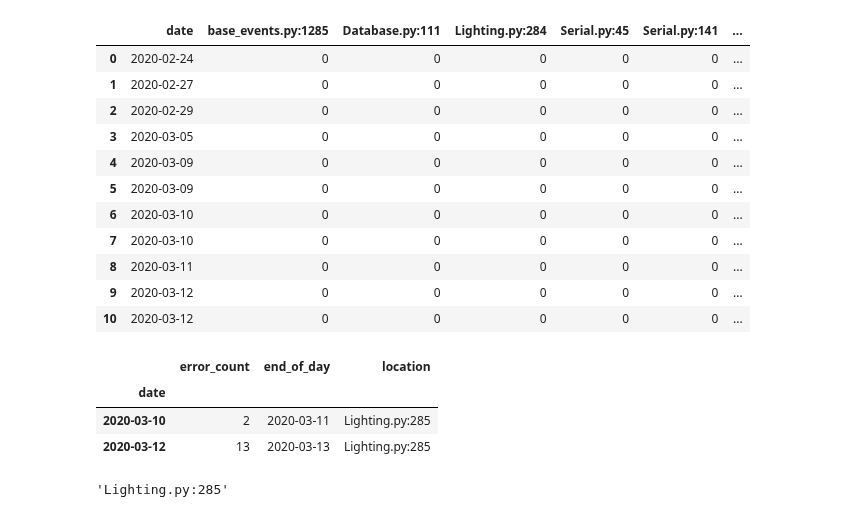
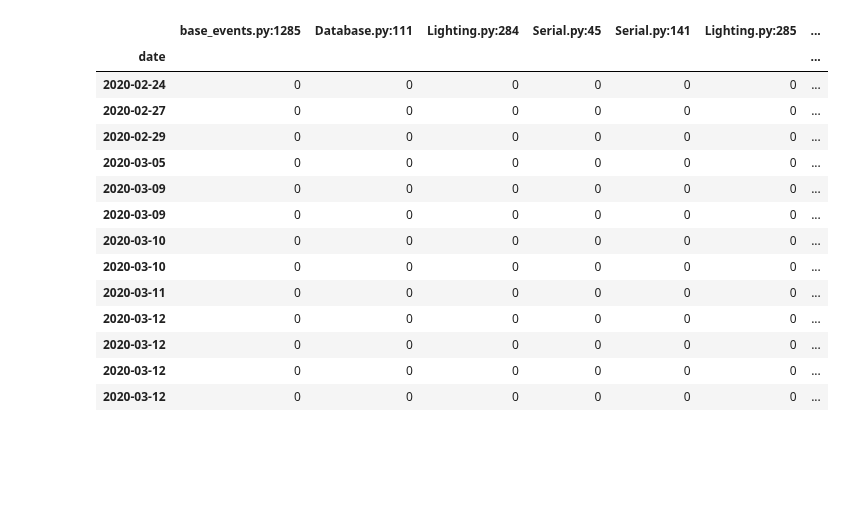
Before and after one commit to whuss/dashboard_react, a Jupyter notebook: error_heatmap.ipynb, the cells around one changed output. Cells and saved outputs as stored; diff of their text form; code cells hidden in the pictures; blank space fills up the shorter version.

```diff
--- a/error_heatmap.ipynb
+++ b/error_heatmap.ipynb
@@ -55,28 +62,20 @@ locations = pd.DataFrame(device_data.location.unique(), columns=['location'])
 for location in locations.location:
     dates[location] = 0
 # %%
-dates
+dates.set_index(['date'])
 # %% [output]
-|  | date | base_events.py:1285 | Database.py:111 | Lighting.py:284 | Serial.py:45 | Serial.py:141 | ... |
-| 0 | 2020-02-24 | 0 | 0 | 0 | 0 | 0 | ... |
-| 1 | 2020-02-27 | 0 | 0 | 0 | 0 | 0 | ... |
-| 2 | 2020-02-29 | 0 | 0 | 0 | 0 | 0 | ... |
-| 3 | 2020-03-05 | 0 | 0 | 0 | 0 | 0 | ... |
-| 4 | 2020-03-09 | 0 | 0 | 0 | 0 | 0 | ... |
-| 5 | 2020-03-09 | 0 | 0 | 0 | 0 | 0 | ... |
-| 6 | 2020-03-10 | 0 | 0 | 0 | 0 | 0 | ... |
-| 7 | 2020-03-10 | 0 | 0 | 0 | 0 | 0 | ... |
-| 8 | 2020-03-11 | 0 | 0 | 0 | 0 | 0 | ... |
-| 9 | 2020-03-12 | 0 | 0 | 0 | 0 | 0 | ... |
-| 10 | 2020-03-12 | 0 | 0 | 0 | 0 | 0 | ... |
+|  | base_events.py:1285 | Database.py:111 | Lighting.py:284 | Serial.py:45 | Serial.py:141 | Lighting.py:285 | ... |
+| date |  |  |  |  |  |  | ... |
+| 2020-02-24 | 0 | 0 | 0 | 0 | 0 | 0 | ... |
+| 2020-02-27 | 0 | 0 | 0 | 0 | 0 | 0 | ... |
+| 2020-02-29 | 0 | 0 | 0 | 0 | 0 | 0 | ... |
+| 2020-03-05 | 0 | 0 | 0 | 0 | 0 | 0 | ... |
+| 2020-03-09 | 0 | 0 | 0 | 0 | 0 | 0 | ... |
+| 2020-03-09 | 0 | 0 | 0 | 0 | 0 | 0 | ... |
+| 2020-03-10 | 0 | 0 | 0 | 0 | 0 | 0 | ... |
+| 2020-03-10 | 0 | 0 | 0 | 0 | 0 | 0 | ... |
+| 2020-03-11 | 0 | 0 | 0 | 0 | 0 | 0 | ... |
+| 2020-03-12 | 0 | 0 | 0 | 0 | 0 | 0 | ... |
+| 2020-03-12 | 0 | 0 | 0 | 0 | 0 | 0 | ... |
+| 2020-03-12 | 0 | 0 | 0 | 0 | 0 | 0 | ... |
+| 2020-03-12 | 0 | 0 | 0 | 0 | 0 | 0 | ... |
-# %%
-device_data.loc['2020-03-12'[device_data.location == location]
-# %% [output]
-|  | error_count | end_of_day | location |
-| date |  |  |  |
-| 2020-03-10 | 2 | 2020-03-11 | Lighting.py:285 |
-| 2020-03-12 | 13 | 2020-03-13 | Lighting.py:285 |
-# %%
-location
-# %% [output]
-'Lighting.py:285'
```
Also changed, not shown: parts of 12 cells of this notebook.
